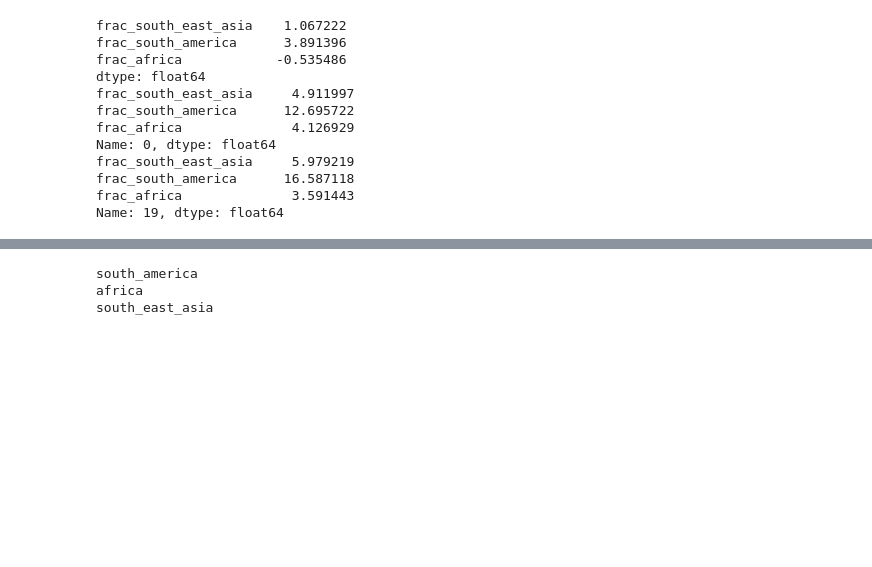
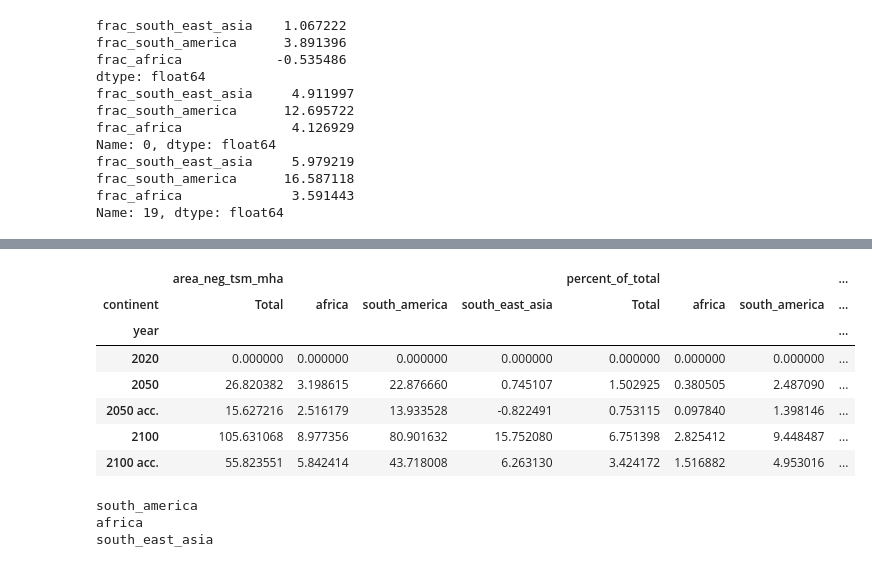
Before and after one commit to gaslen/Tcrit_tropical, a Jupyter notebook: figures.ipynb, the cells around one changed output, grey strips where cells are left out. Drawn from its saved outputs; the diff is of its cells as text; code cells hidden in the pictures; blank space fills up the shorter version.

```diff
--- a/figures.ipynb
+++ b/figures.ipynb
@@ -506,3 +532,14 @@ for year in ['2001','2020','2100']:
+# %%
+stats_df - stats_df.loc['2020']
+# %% [output]
+|  | area_neg_tsm_mha |  |  |  | percent_of_total |  |  | ... |
+| continent | Total | africa | south_america | south_east_asia | Total | africa | south_america | ... |
+| year |  |  |  |  |  |  |  | ... |
+| 2020 | 0.000000 | 0.000000 | 0.000000 | 0.000000 | 0.000000 | 0.000000 | 0.000000 | ... |
+| 2050 | 26.820382 | 3.198615 | 22.876660 | 0.745107 | 1.502925 | 0.380505 | 2.487090 | ... |
+| 2050 acc. | 15.627216 | 2.516179 | 13.933528 | -0.822491 | 0.753115 | 0.097840 | 1.398146 | ... |
+| 2100 | 105.631068 | 8.977356 | 80.901632 | 15.752080 | 6.751398 | 2.825412 | 9.448487 | ... |
+| 2100 acc. | 55.823551 | 5.842414 | 43.718008 | 6.263130 | 3.424172 | 1.516882 | 4.953016 | ... |
 # %%
 sns.set_style("whitegrid")
 fig, (axs_top, axs_bottom) = plt.subplots(2, 3, figsize=(10, 5), sharex=True, sharey=True)
```
Also changed, not shown: parts of 4 cells of this notebook.
